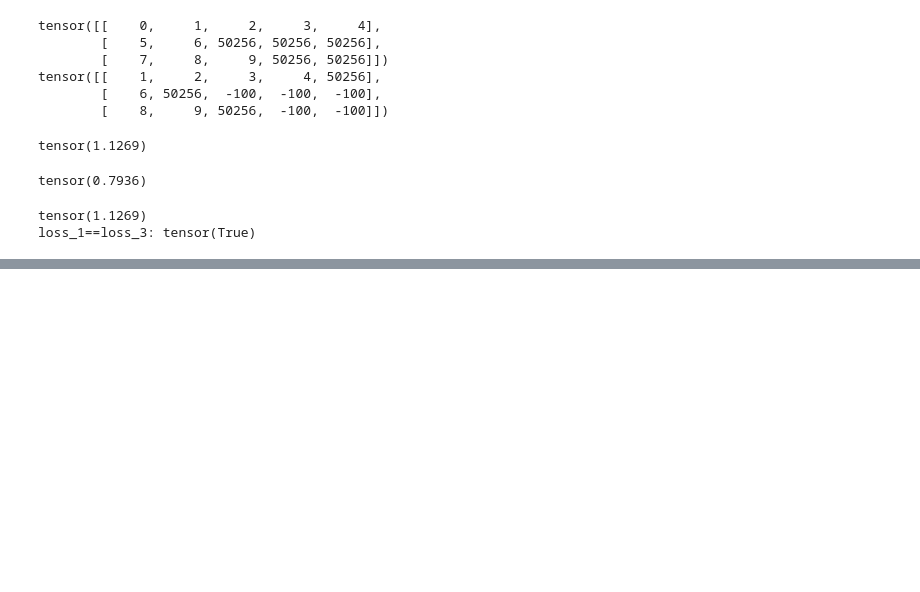
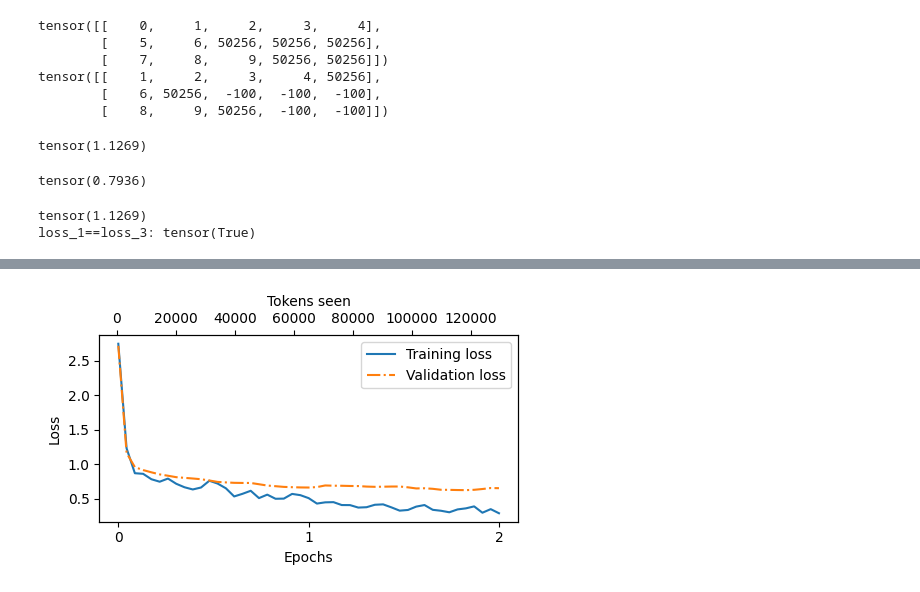
Before and after one commit to DeeKay3745/LargeLanguageModel, a Jupyter notebook: ch7.ipynb, the cells around one changed output, grey strips where cells are left out. Cells and saved outputs as stored; diff of their text form; code cells hidden in the pictures; blank space fills up the shorter version.

```diff
--- a/ch7.ipynb
+++ b/ch7.ipynb
@@ -216,3 +216,9 @@ print("loss_1==loss_3:", loss_1 == loss_3)
 # %% [output]
 tensor(1.1269)
 loss_1==loss_3: tensor(True)
+# %%
+device = torch.device("cuda" if torch.cuda.is_available() else "cpu")
+if torch.backends.mps.is_available():
+    device = torch.device("mps")
+print(device)
+device = "cpu"
@@ -218,0 +227,3 @@ loss_1==loss_3: tensor(True)
+# %%
+from functools import partial
+custom_collate_fn = partial(custom_collate_fn, device = device, allowed_max_length =1024)
@@ -218,0 +331,13 @@ loss_1==loss_3: tensor(True)
+# %%
+from pretaining import (calc_loss_loader, train_model_simple)
+model.to(device)
+torch.manual_seed(123)
+with torch.no_grad():
+    train_loss = calc_loss_loader(
+        train_loader, model, device, num_batches=5
+    )
+    val_loss = calc_loss_loader(
+        val_loader, model, device, num_batches=5
+    )
+print("Traing loss:", train_loss)
+print("Validation loss:", val_loss)
@@ -218,0 +347,14 @@ loss_1==loss_3: tensor(True)
+# %%
+import time
+start_time = time.time()
+torch.manual_seed(123)
+optimizer = torch.optim.AdamW(model.parameters(), lr =0.00005, weight_decay=0.1)
+num_epochs =2
+train_losses, val_losses, tokens_seen = train_model_simple(
+    model, train_loader, val_loader, optimizer, device, num_epochs=num_epochs,
+    eval_freq=5, eval_iter=5,
+    start_context=format_input(val_data[0]), tokenizer=tokenizer
+)
+end_time = time.time()
+execution_time_minutes = (end_time -start_time)/60
+print(f"Training completed in {execution_time_minutes: .2f} minutes")
@@ -218,0 +379,6 @@ loss_1==loss_3: tensor(True)
+# %%
+from pretaining import plot_losses
+epochs_tensor = torch.linspace(0, num_epochs, len(train_losses))
+plot_losses(epochs_tensor, tokens_seen, train_losses,val_losses)
+# %% [output]
+[figure, added]
```
Also changed, not shown: parts of 13 cells of this notebook, 1 other file.
